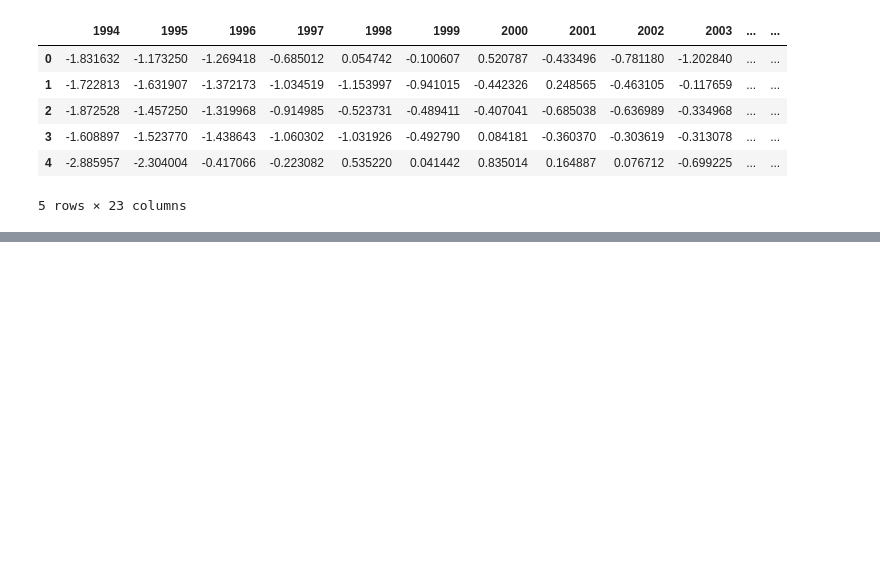
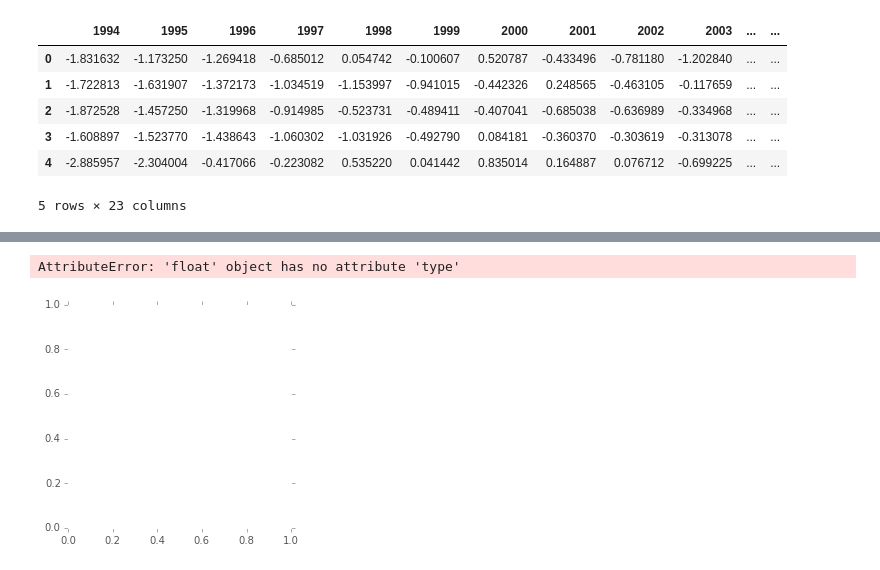
Before and after one commit to jjhall77/PUI2015_jjhall, a Jupyter notebook: HW10/HW10_instructions.ipynb, the cells around one changed output, grey strips where cells are left out. Saved outputs shown, nothing was run; the diff lists cells and outputs as text; code cells hidden in the pictures; blank space fills up the shorter version.

```diff
--- a/HW10/HW10_instructions.ipynb
+++ b/HW10/HW10_instructions.ipynb
@@ -244,0 +254,5 @@ data.groupby('h_cluster')
+# %%
+maps.plot()
+# %% [output]
+AttributeError: 'float' object has no attribute 'type'
+[figure, added]
```
Also changed, not shown: parts of 5 cells of this notebook.
